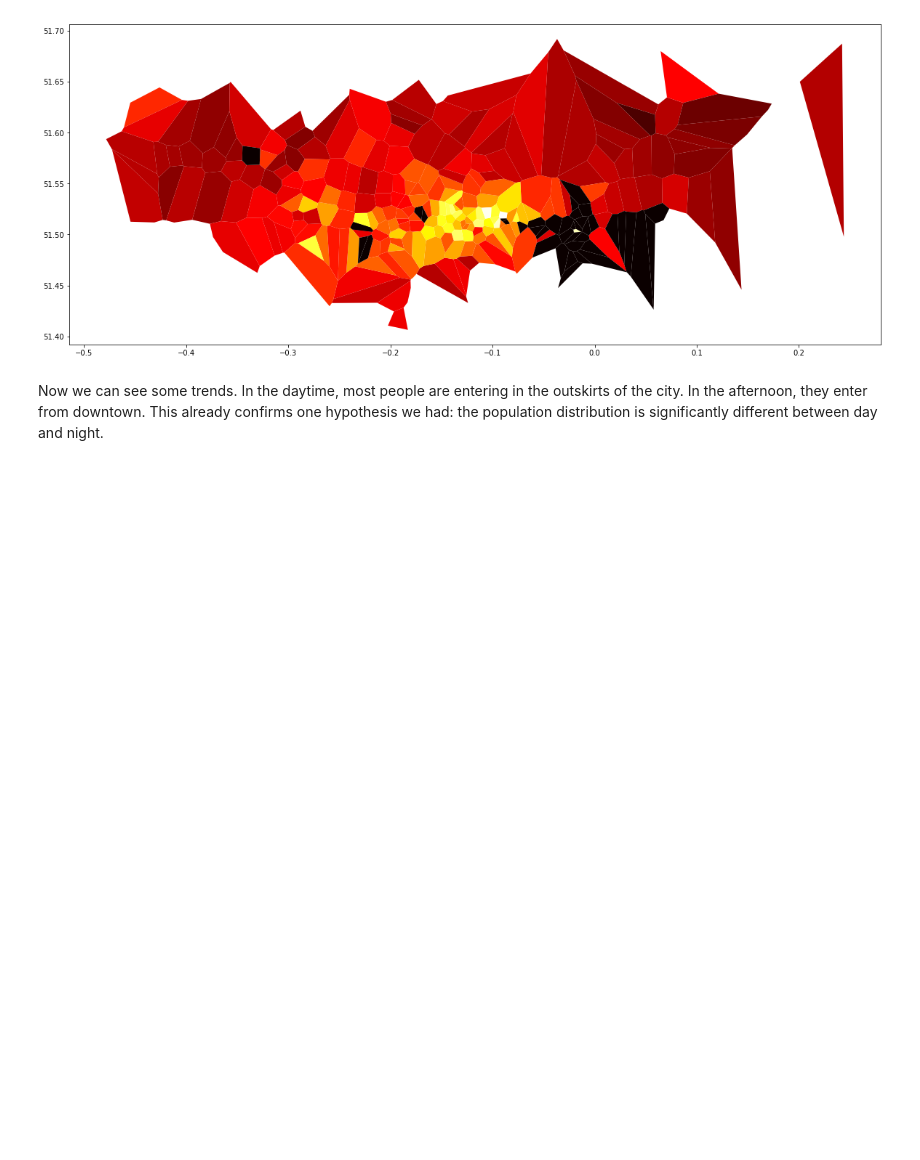
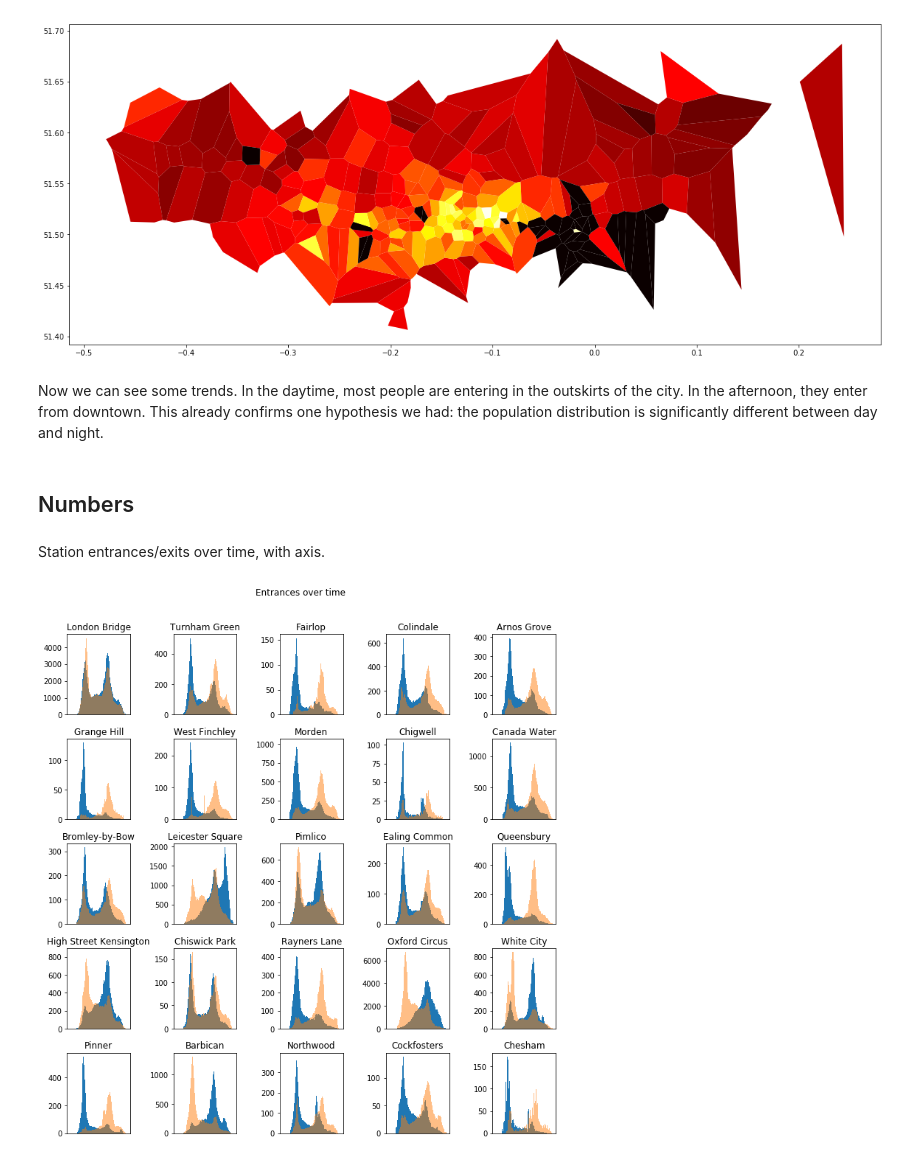
Before and after one commit to itko/cities, a Jupyter notebook: notebooks/london.ipynb, the cells around one changed output. Drawn from its saved outputs; the diff is of its cells as text; code cells hidden in the pictures; blank space fills up the shorter version.

Commit message:
Revisions, with numbers.

```diff
--- a/notebooks/london.ipynb
+++ b/notebooks/london.ipynb
@@ -128,7 +128,7 @@ shp_london.plot()
 # %% [markdown]
 Now overlay the station locations.
 # %%
-shp_stations = gpd.read_file('./data/shapes/london/stations.shp')
+shp_stations = gpd.read_file('../data/shapes/london/stations.shp')
 # %%
 shp_stations.columns = shp_stations.columns.str.lower()
 # %%
@@ -196,6 +196,7 @@ for i,idx_region in enumerate(vor.point_region):
 # %% [markdown]
 So we have the passenger counts for each station and the cell representation. Let's plot a heatmap of the number of people entering the stations in the morning.
 # %%
+box = shapely.geometry.box(shp_stations.geometry.x.min(), shp_stations.geometry.y.min(), shp_stations.geometry.x.max(), shp_stations.geometry.y.max())
 shp_stations = shp_stations.set_geometry('cell')
 vmin = shp_stations.entrances_am.min()+1000
 vmax = shp_stations.entrances_am.max()
@@ -230,3 +231,21 @@ ax = shp_stations.loc[shp_stations.within(box)].plot(figsize=(20,20),column='ent
 [figure]
 # %% [markdown]
 Now we can see some trends. In the daytime, most people are entering in the outskirts of the city. In the afternoon, they enter from downtown. This already confirms one hypothesis we had: the population distribution is significantly different between day and night.
+# %% [markdown]
+## Numbers
+# %% [markdown]
+Station entrances/exits over time, with axis.
+# %%
+f, axes = plt.subplots(MONTAGE_SIZE,MONTAGE_SIZE,figsize=(10,10), sharey=False, sharex=True)
+for i in range(MONTAGE_SIZE**2):
+    ax = axes.flatten()[i]
+    ax.bar(data_plot_en.iloc[i].index, data_plot_en.iloc[i].values, width=-1, align='edge')
+    ax.bar(data_plot_ex.iloc[i].index, data_plot_ex.iloc[i].values, width=-1, align='edge', alpha=0.5)
+#     ax.set_yticks([])
+    ax.set_xticks([])
+    ax.set_title(data_plot_en.index[i])
+f.suptitle('Entrances over time',y=1.05)
+plt.tight_layout()
+plt.show()
+# %% [output]
+[figure, added]
```
Also changed, not shown: parts of 5 cells of this notebook.
